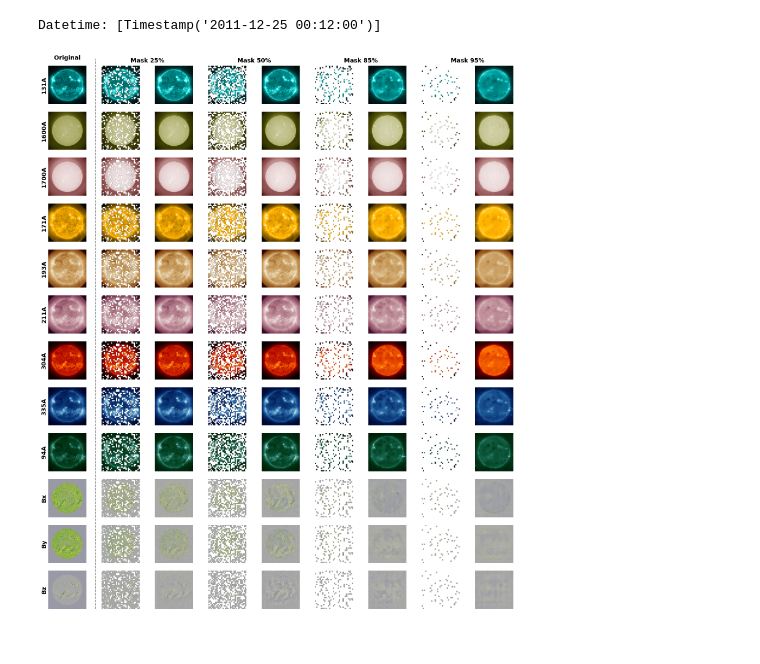
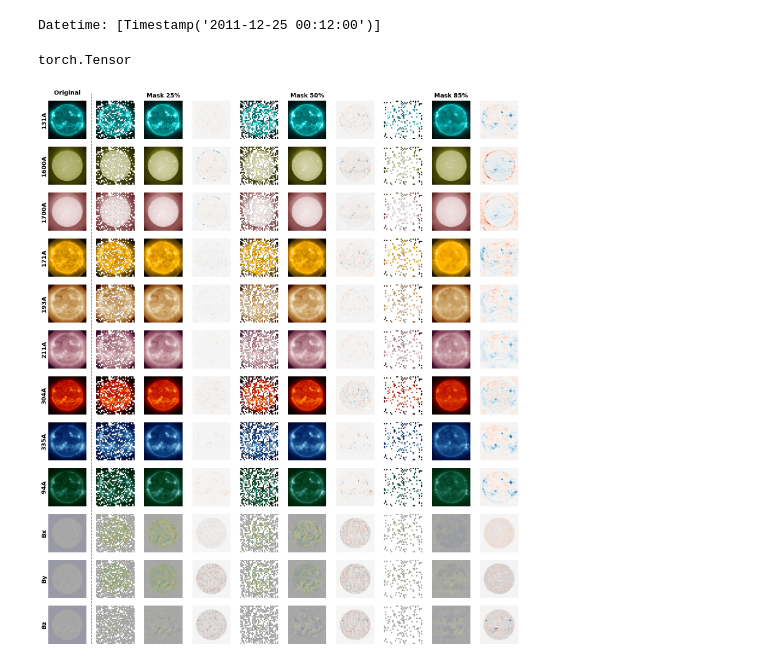
Before and after one commit to Joaggi/sdofmv2, a Jupyter notebook: notebooks/analysis/with_ALL_model/visualize_withALL_AIA_maskingv2.ipynb, the cells around one changed output. Drawn from its saved outputs; the diff is of its cells as text; code cells hidden in the pictures.

```diff
--- a/notebooks/analysis/with_ALL_model/visualize_withALL_AIA_maskingv2.ipynb
+++ b/notebooks/analysis/with_ALL_model/visualize_withALL_AIA_maskingv2.ipynb
@@ -126,5 +124,8 @@ with torch.no_grad():
     output_25 = model(x_set, mask_ratio=0.25)
     output_50 = model(x_set, mask_ratio=0.50)
     output_85 = model(x_set, mask_ratio=0.85)
-    output_95 = model(x_set, mask_ratio=0.95)
+# %%
+type(output_25[0])
+# %% [output]
+torch.Tensor
 # %%
@@ -169,15 +168,15 @@ for i_img in range(x_set.shape[0]):
 # %%
-def visualize_masked_regions(model_output):
+def visualize_masked_regions(model_output, mask):
 
     patch_size = 16
     # visualize masking
-    mask_grid = model_output[1][0].reshape(512 // patch_size, 512 // patch_size)
+    mask_grid = mask.reshape(512 // patch_size, 512 // patch_size)
     mask_full = np.kron(mask_grid, np.ones((patch_size, patch_size)))
     mask_full = torch.tensor(mask_full, dtype=bool)
 
     results = []
     for ch_id in range(12):
-        img_slice = model_output[0][0, ch_id, 0, :, :].cpu().numpy()
+        img_slice = model_output[0, ch_id, 0, :, :].cpu().numpy()
         isolated_regions = np.where(~mask_full.cpu().numpy(), img_slice, np.nan)
         results.append(isolated_regions)
 
@@ -187,7 +186,7 @@ def clean_limb(model_output):
 
     results = []
     for ch_id in range(12):
-        img_ch = model_output[0][0, ch_id, 0, :, :].cpu().numpy()
+        img_ch = model_output[0, ch_id, 0, :, :].cpu().numpy()
         results.append(img_ch)
 
     return np.stack(results, axis=0)
@@ -205,6 +225,6 @@ for i, output in enumerate(output_list):
 # %%
 fig = plt.figure(figsize=(20, 23))
-gs = gridspec.GridSpec(12, 9, figure=fig, wspace=0.1) # Default gap
+gs = gridspec.GridSpec(12, 10, figure=fig, wspace=0.1) # Default gap
 norm = TwoSlopeNorm(vmin=-4000, vcenter=0, vmax=4000)
 
 def clean_ax(ax):
@@ -223,47 +243,53 @@ for i_ch, ch_name in enumerate(chan_types):
     try:
         ax_ch.set_ylabel(f"{ch_name}", fontsize=14, weight='bold',
                          rotation='vertical', ha='center', va='center', labelpad=10)
     except IndexError:
         print(f"Warning: Missing label for channel index {i_ch}")
 
-line_x = 0.21
+line_x = 0.20
 fig.add_artist(plt.Line2D((line_x, line_x), (0.11, 0.89), color='gray', lw=1.5, ls='--'))
 
 pairs = []
-masking_ratio = ["25%", "50%", "85%", "95%"]
-for masked_imgs, output_imgs, ratio in zip(masked_output, output_list, masking_ratio):
+masking_ratio = ["25%", "50%", "85%"]
+for masked_imgs, (output_imgs, mask), error, ratio in zip(masked_output, output_list, error_list, masking_ratio):
     pairs.append(
-        (masked_imgs, output_imgs, ratio)
+        (masked_imgs, output_imgs, error, ratio)
     )
 
 
-for i, (masked, full, percent) in enumerate(pairs):
+for i, (masked, full, err, percent) in enumerate(pairs):
 
     for i_ch, ch_name in enumerate(chan_types):
         # Left of pair (Masked)
-        idx_m = 1 + (i * 2)
+        idx_l = 1 + (i * 3)
+        ax_l = fig.add_subplot(gs[i_ch, idx_l])
+        ax_l.imshow(masked[i_ch, :, :], cmap=cms[i_ch], norm=norm if i_ch>=9 else None)
+        clean_ax(ax_l)
+
+        # middle of pair (Reconstructed)
+        idx_m = 2 + (i * 3)
         ax_m = fig.add_subplot(gs[i_ch, idx_m])
-        ax_m.imshow(masked[i_ch, :, :], cmap=cms[i_ch], norm=norm if i_ch>=9 else None)
+        ax_m.imshow(full[0, i_ch, 0, :, :], cmap=cms[i_ch], norm=norm if i_ch>=9 else None)
         clean_ax(ax_m)
 
-        # Right of pair (Reconstructed)
-        idx_f = 2 + (i * 2)
-        ax_f = fig.add_subplot(gs[i_ch, idx_f])
-        ax_f.imshow(full[0][0, i_ch, 0, :, :], cmap=cms[i_ch], norm=norm if i_ch>=9 else None)
-        clean_ax(ax_f)
+        # Right of pair (error)
+        idx_r = 3 + (i * 3)
+        ax_r = fig.add_subplot(gs[i_ch, idx_r])
+        ax_r.imshow(err[0, i_ch, 0, :, :], cmap="RdBu_r", norm=norm_aia[i] if i_ch<=9 else norm_hmi[i])
+        clean_ax(ax_r)
 
         if i_ch == 0:
             # Tighten the pair by moving the right image closer to the left
             # This overrides the global wspace for these specific axes
-            pos_m = ax_m.get_position()
-            pos_f = ax_f.get_position()
+            pos_l = ax_l.get_position()
+            pos_r = ax_r.get_position()
             # ax_f.set_position([pos_m.x1, pos_f.y0, pos_f.width, pos_f.height])
 
             # Center title over the pair
-            center_x = (pos_m.x0 + pos_f.x1) / 2
+            center_x = (pos_l.x0 + pos_r.x1) / 2
             fig.text(center_x, 0.885, f"Mask {percent}", ha='center', fontsize=14, weight="bold")
 
-plt.savefig(f"SDOFMv2_results_per_masking.pdf", dpi=300, bbox_inches="tight")
+plt.savefig(f"SDOFMv2_results_per_masking_with_error.pdf", dpi=300, bbox_inches="tight")
 plt.show()
 # %% [output]
-[figure, old version]
+[figure, new version]
```
Also changed, not shown: parts of 5 cells of this notebook, 8 other files.
